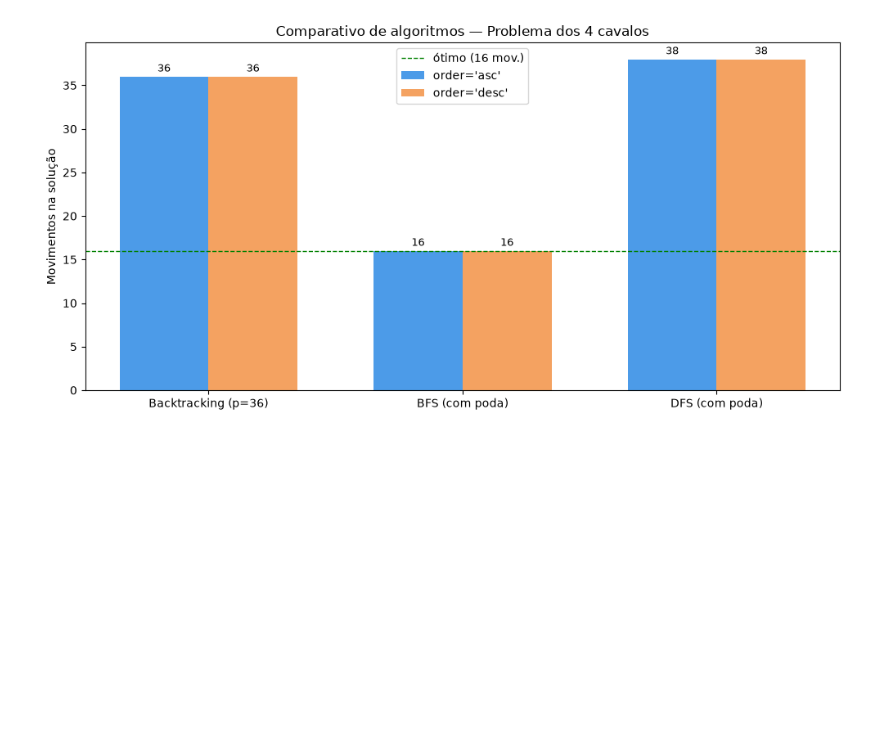
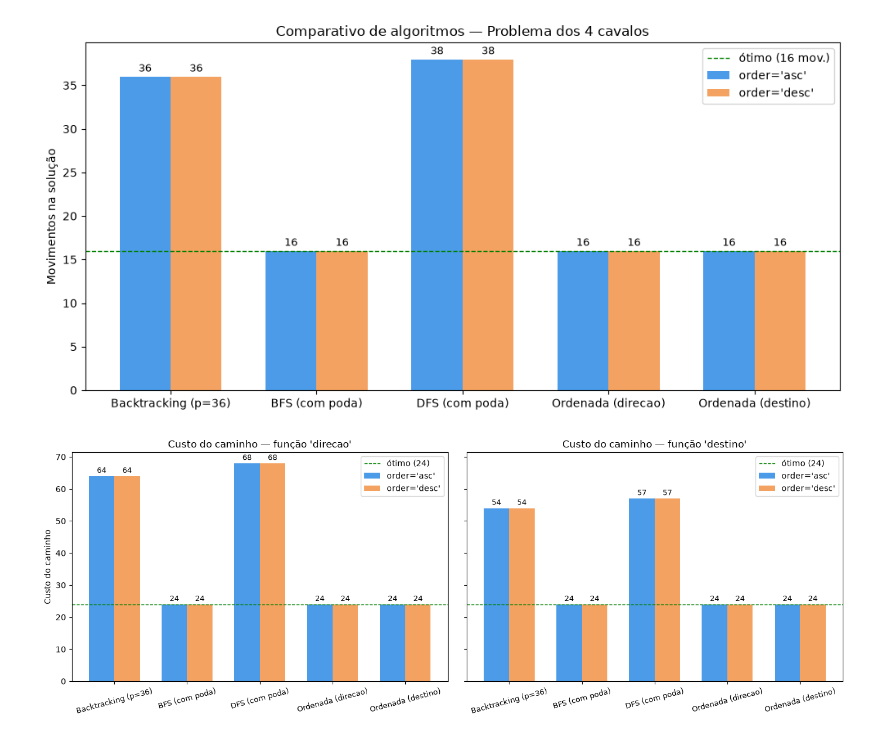
Before and after one commit to Luca-Panza/AI-Project-UFJF, a Jupyter notebook: main_comparison.ipynb, the cells around one changed output. Drawn from its saved outputs; the diff is of its cells as text; code cells hidden in the pictures; blank space fills up the shorter version.

Commit message:
feat: add ordered search with two real cost functions

```diff
--- a/main_comparison.ipynb
+++ b/main_comparison.ipynb
@@ -95,12 +121,17 @@ Total: 6 combinações
 # %%
 # Tabela comparativa
 best_moves = min((r["moves"] for r in results if r["solved"]), default=None)
+best_cost  = {
+    c: min((r["costs"][c] for r in results if r["solved"]), default=None)
+    for c in COST_FUNCTIONS
+}
 
 def _fmt(v, suffix=""):
     return f"{v}{suffix}" if v is not None else "—"
 
-cols   = ["Algoritmo", "ORDER", "Movimentos", "Nós expandidos", "Máx. abertos"]
-widths = [24, 6, 12, 16, 14]
+cols   = ["Algoritmo", "ORDER", "Movimentos", "Nós expandidos", "Máx. abertos"] \
+       + [f"Custo ({c})" for c in COST_FUNCTIONS]
+widths = [24, 6, 12, 16, 14] + [16] * len(COST_FUNCTIONS)
 
 def _hline(l, m, r, f):
     return l + m.join(f * w for w in widths) + r
@@ -118,10 +149,13 @@ for r in results:
         moves_str,
         _fmt(r["expanded"]),
         _fmt(r["max_open"]),
+    ] + [
+        _fmt(r["costs"][c], " ★" if r["solved"] and r["costs"][c] == best_cost[c] else "")
+        for c in COST_FUNCTIONS
     ]
     print("│" + "│".join(str(v).center(w) for v, w in zip(row, widths)) + "│")
 
 print(_hline("└", "┴", "┘", "─"))
-print("\n★ = solução ótima (menor número de movimentos encontrado)")
+print("\n★ = ótimo da coluna (menor número de movimentos / menor custo sob aquela função)")
 print("— = métrica não rastreada pelo algoritmo")
 # %% [output]
@@ -152,31 +190,56 @@ for label in labels_all:
     for order in orders:
         match = next((r for r in results if r["label"] == label and r["order"] == order), None)
         data[label].append(match["moves"] if match and match["solved"] else 0)
 
 x      = np.arange(len(labels_all))
 n_ord  = len(orders)
 width  = 0.35
 offset = np.linspace(-(n_ord - 1) / 2, (n_ord - 1) / 2, n_ord) * width
 colors = ["#4C9BE8", "#F4A261"]
 
 fig, ax = plt.subplots(figsize=(10, 5))
 for i, (order, off, color) in enumerate(zip(orders, offset, colors)):
     vals = [data[label][i] for label in labels_all]
     bars = ax.bar(x + off, vals, width, label=f"order={order!r}", color=color)
     for bar, val in zip(bars, vals):
         if val:
             ax.text(bar.get_x() + bar.get_width() / 2, bar.get_height() + 0.3,
                     str(val), ha="center", va="bottom", fontsize=9)
 
 ax.set_xticks(x)
 ax.set_xticklabels(labels_all, fontsize=10)
 ax.set_ylabel("Movimentos na solução")
 ax.set_title("Comparativo de algoritmos — Problema dos 4 cavalos")
 ax.legend()
 ax.axhline(best_moves, color="green", linestyle="--", linewidth=1,
            label=f"ótimo ({best_moves} mov.)")
 ax.legend()
 plt.tight_layout()
 plt.show()
+
+
+# ── Custo do caminho sob cada função de custo real (um painel por função) ────────────
+fig, axes = plt.subplots(1, len(COST_FUNCTIONS), figsize=(7 * len(COST_FUNCTIONS), 5), sharey=True)
+for ax, cost_name in zip(np.atleast_1d(axes), COST_FUNCTIONS):
+    for i, (order, off, color) in enumerate(zip(orders, offset, colors)):
+        vals = []
+        for label in labels_all:
+            match = next((r for r in results if r["label"] == label and r["order"] == order), None)
+            vals.append(match["costs"][cost_name] if match and match["solved"] else 0)
+        bars = ax.bar(x + off, vals, width, label=f"order={order!r}", color=color)
+        for bar, val in zip(bars, vals):
+            if val:
+                ax.text(bar.get_x() + bar.get_width() / 2, bar.get_height() + 0.5,
+                        str(val), ha="center", va="bottom", fontsize=9)
+    ax.axhline(best_cost[cost_name], color="green", linestyle="--", linewidth=1,
+               label=f"ótimo ({best_cost[cost_name]})")
+    ax.set_xticks(x)
+    ax.set_xticklabels(labels_all, fontsize=9, rotation=15)
+    ax.set_title(f"Custo do caminho — função {cost_name!r}")
+    ax.legend()
+np.atleast_1d(axes)[0].set_ylabel("Custo do caminho")
+plt.tight_layout()
+plt.show()
 # %% [output]
-[figure, old version]
+[figure, new version]
+[figure, added]
```
Also changed, not shown: parts of 4 cells of this notebook, 3 other files.
